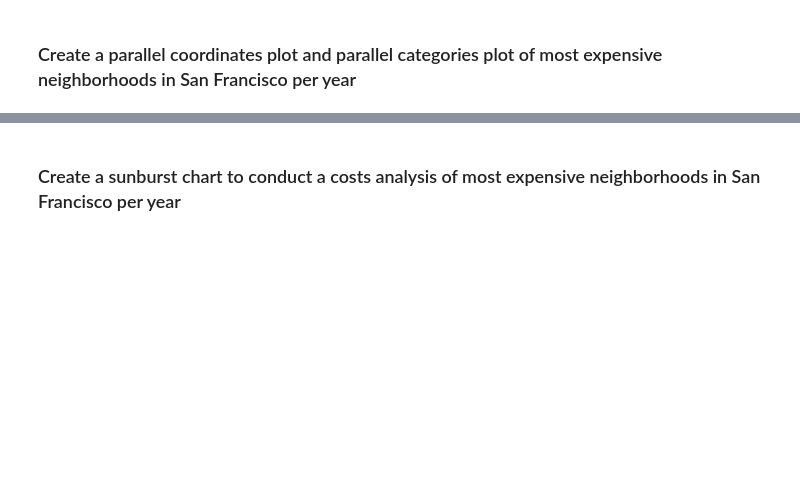
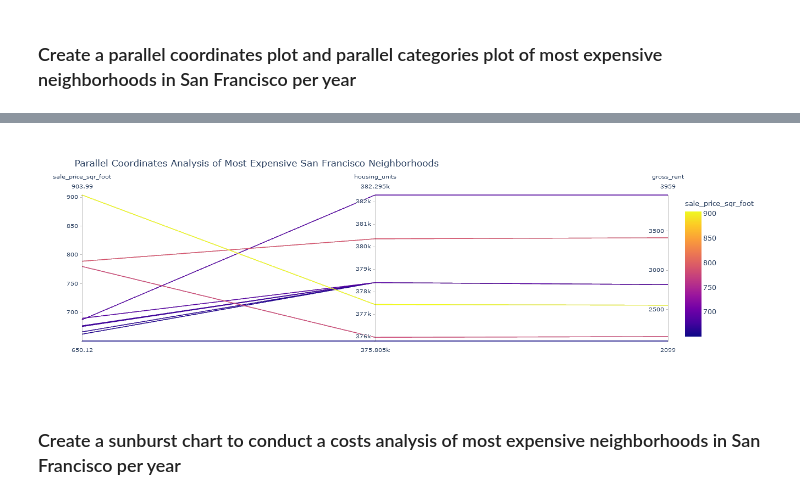
Before and after one commit to vweinblatt123/HW6-Pythonic-Monopoly, a Jupyter notebook: rental_analysis.ipynb, the cells around one changed output, grey strips where cells are left out. Cells and saved outputs as stored; diff of their text form; code cells hidden in the pictures; blank space fills up the shorter version.

```diff
--- a/rental_analysis.ipynb
+++ b/rental_analysis.ipynb
@@ -374,3 +381,8 @@ df_expensive_neighborhoods_per_year.head()
+# %%
+# Parallel Coordinates Plot
+px.parallel_coordinates(sfo_most_expensive, color = "sale_price_sqr_foot", title = "Parallel Coordinates Analysis of Most Expensive San Francisco Neighborhoods")
+# %% [output]
+[figure, added]
 # %% [markdown]
 ### Create a sunburst chart to conduct a costs analysis of most expensive neighborhoods in San Francisco per year
 # %%
```
Also changed, not shown: parts of 6 cells of this notebook.
